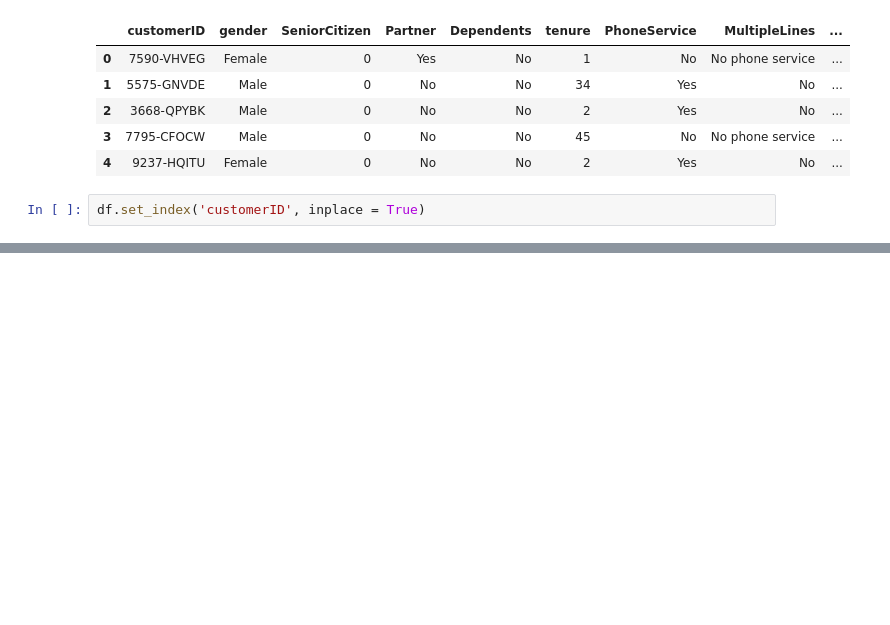
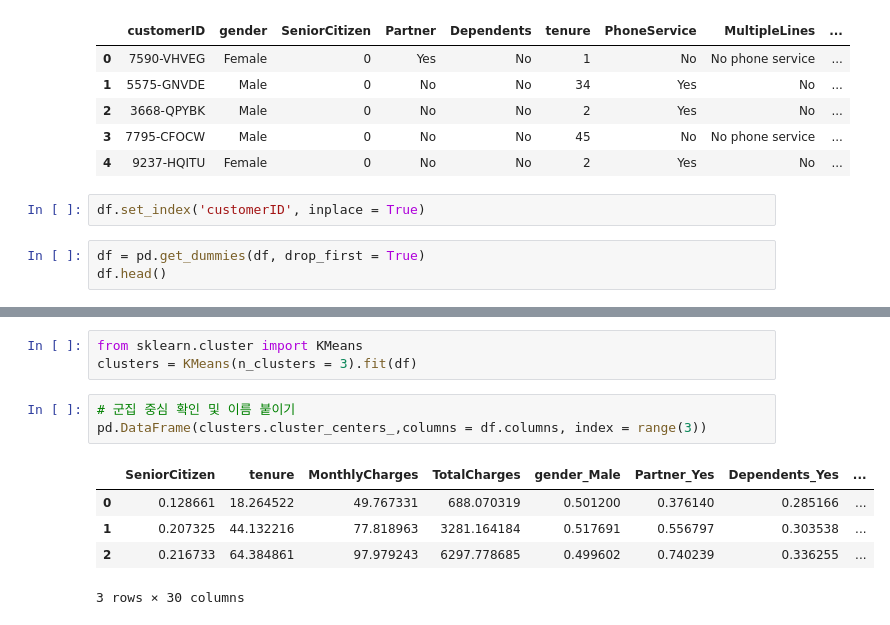
Before and after one commit to Huni0318/preprocessing, a Jupyter notebook: practice/practice7.ipynb, the cells around one changed output, grey strips where cells are left out. Drawn from its saved outputs; the diff is of its cells as text; blank space fills up the shorter version.

```diff
--- a/practice/practice7.ipynb
+++ b/practice/practice7.ipynb
@@ -211,3 +211,6 @@ df.head()
 | 4 | 9237-HQITU | Female | 0 | No | No | 2 | Yes | No | ... |
 # %%
 df.set_index('customerID', inplace = True)
+# %%
+df = pd.get_dummies(df, drop_first = True)
+df.head()
@@ -213,0 +243,12 @@ df.set_index('customerID', inplace = True)
+# %%
+from sklearn.cluster import KMeans
+clusters = KMeans(n_clusters = 3).fit(df)
+# %%
+# 군집 중심 확인 및 이름 붙이기
+pd.DataFrame(clusters.cluster_centers_,columns = df.columns, index = range(3))
+# %% [output]
+|  | SeniorCitizen | tenure | MonthlyCharges | TotalCharges | gender_Male | Partner_Yes | Dependents_Yes | ... |
+| 0 | 0.128661 | 18.264522 | 49.767331 | 688.070319 | 0.501200 | 0.376140 | 0.285166 | ... |
+| 1 | 0.207325 | 44.132216 | 77.818963 | 3281.164184 | 0.517691 | 0.556797 | 0.303538 | ... |
+| 2 | 0.216733 | 64.384861 | 97.979243 | 6297.778685 | 0.499602 | 0.740239 | 0.336255 | ... |
+3 rows × 30 columns
```
Also changed, not shown: parts of 2 cells of this notebook.
